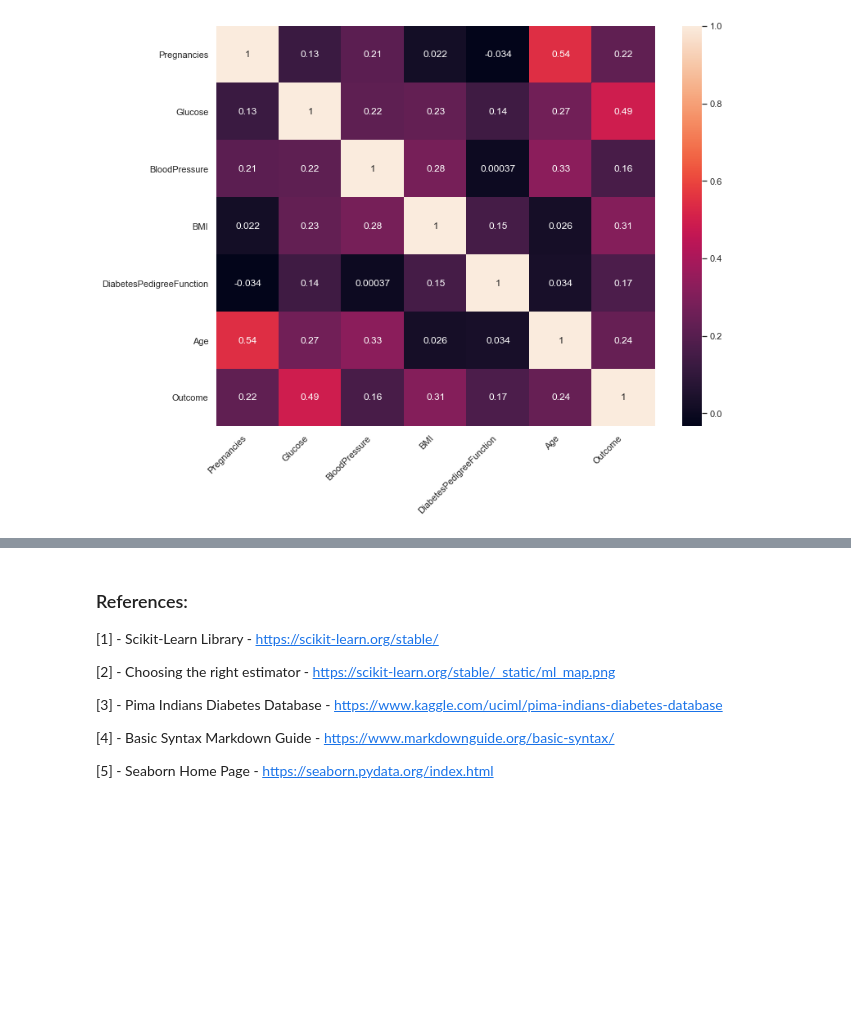
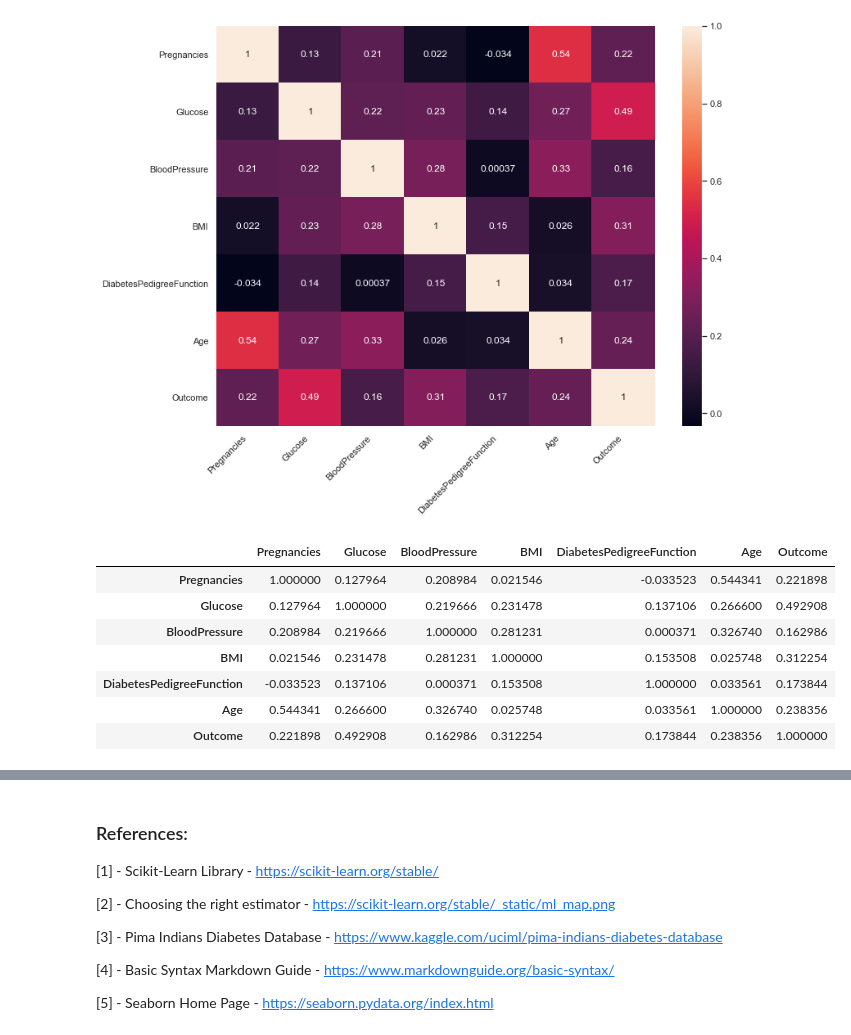
Before and after one commit to dssheldon/MLandStats-assignment-sds, a Jupyter notebook: scikit-learn.ipynb, the cells around one changed output, grey strips where cells are left out. Drawn from its saved outputs; the diff is of its cells as text; code cells hidden in the pictures; blank space fills up the shorter version.

Commit message:
Further analysis of the Diabetes dataset

```diff
--- a/scikit-learn.ipynb
+++ b/scikit-learn.ipynb
@@ -222,3 +222,14 @@ g.set_xticklabels(g.get_xticklabels(), rotation=45, horizontalalignment='right')
 plt.show()
 # %% [output]
 [figure]
+# %%
+df.corr()
+# %% [output]
+|  | Pregnancies | Glucose | BloodPressure | BMI | DiabetesPedigreeFunction | Age | Outcome |
+| Pregnancies | 1.000000 | 0.127964 | 0.208984 | 0.021546 | -0.033523 | 0.544341 | 0.221898 |
+| Glucose | 0.127964 | 1.000000 | 0.219666 | 0.231478 | 0.137106 | 0.266600 | 0.492908 |
+| BloodPressure | 0.208984 | 0.219666 | 1.000000 | 0.281231 | 0.000371 | 0.326740 | 0.162986 |
+| BMI | 0.021546 | 0.231478 | 0.281231 | 1.000000 | 0.153508 | 0.025748 | 0.312254 |
+| DiabetesPedigreeFunction | -0.033523 | 0.137106 | 0.000371 | 0.153508 | 1.000000 | 0.033561 | 0.173844 |
+| Age | 0.544341 | 0.266600 | 0.326740 | 0.025748 | 0.033561 | 1.000000 | 0.238356 |
+| Outcome | 0.221898 | 0.492908 | 0.162986 | 0.312254 | 0.173844 | 0.238356 | 1.000000 |
```
Also changed, not shown: parts of 6 cells of this notebook.
